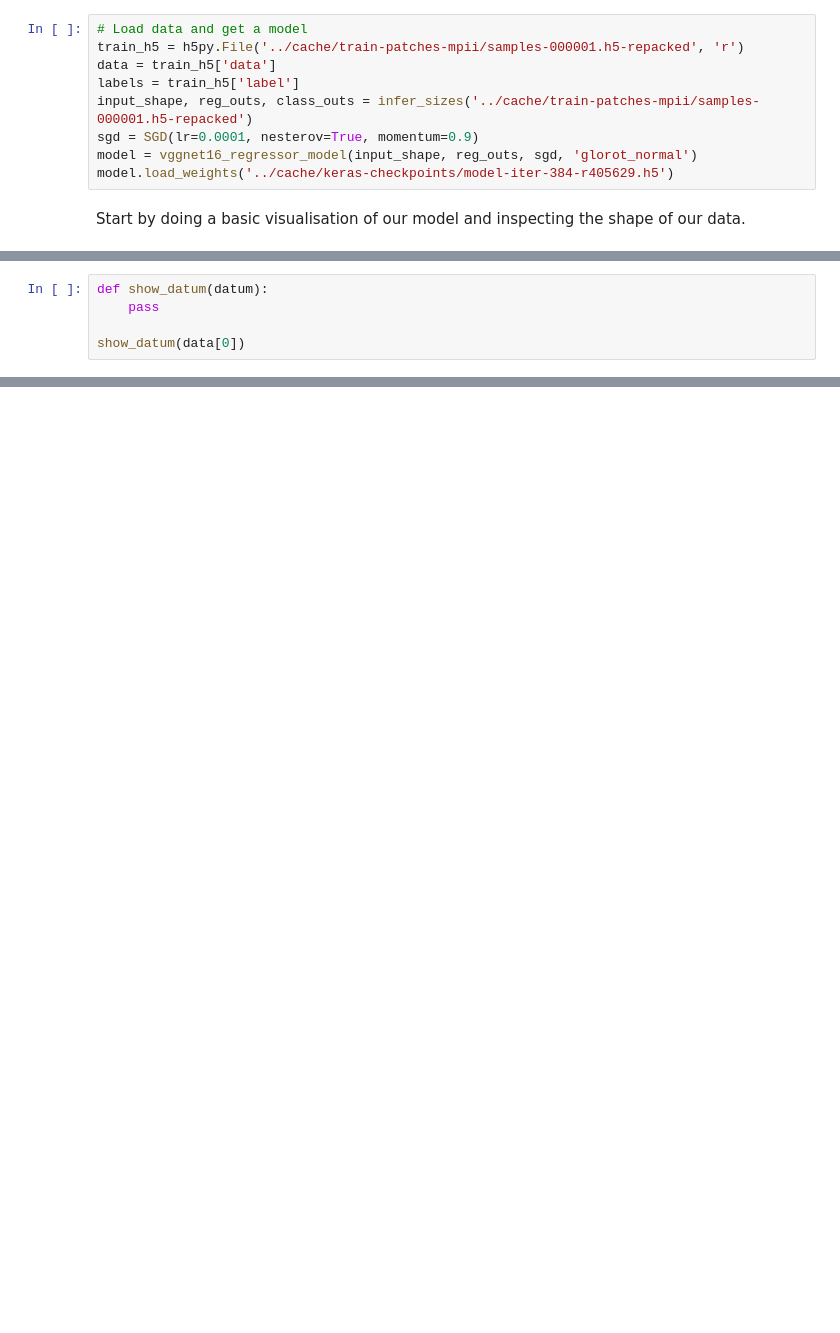
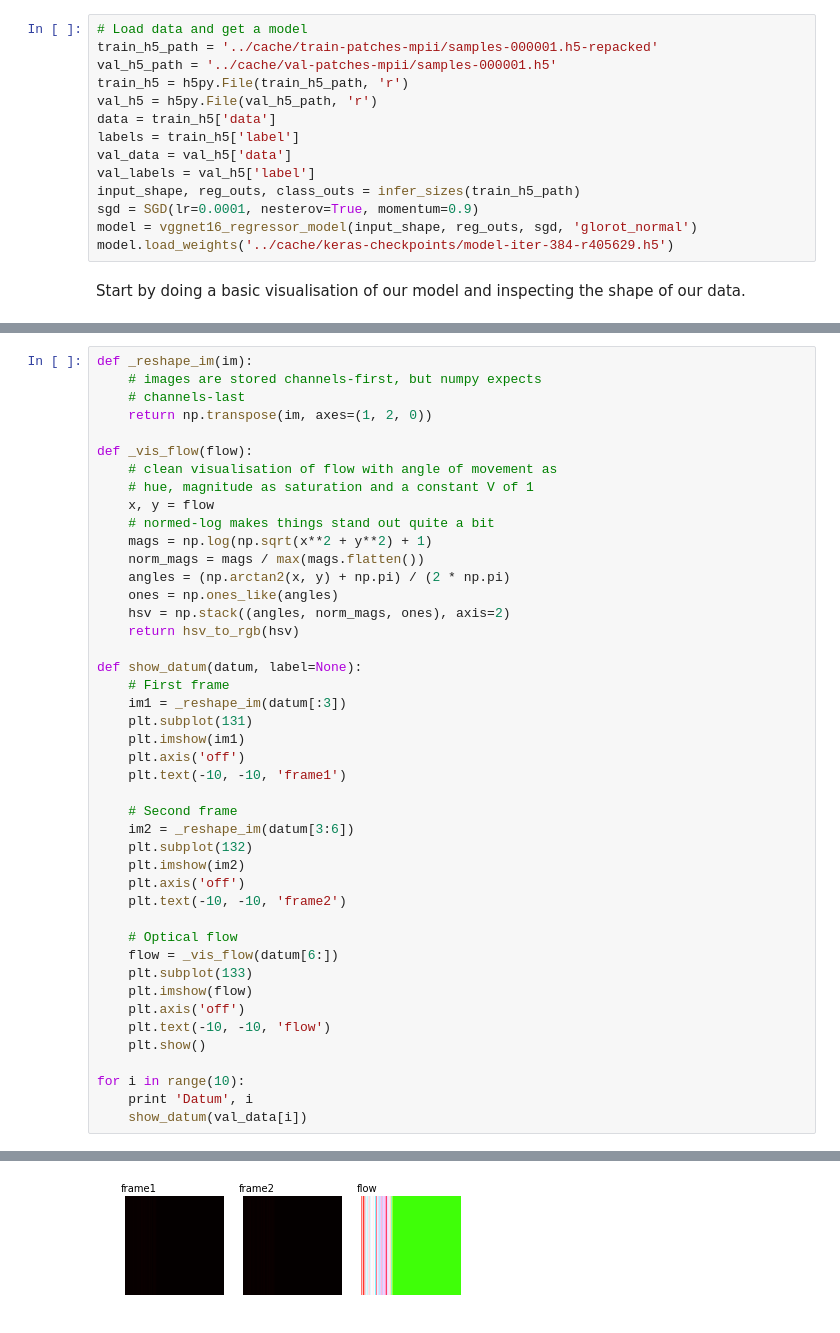
Before and after one commit to qxcv/joint-regressor, a Jupyter notebook: keras/debugging-convnet.ipynb, the cells around one changed output, grey strips where cells are left out. Drawn from its saved outputs; the diff is of its cells as text; blank space fills up the shorter version.

```diff
--- a/keras/debugging-convnet.ipynb
+++ b/keras/debugging-convnet.ipynb
@@ -14,10 +24,15 @@ from models import vggnet16_regressor_model
 Now load up our data H5 and grab some trained weights for our model.
 # %%
 # Load data and get a model
-train_h5 = h5py.File('../cache/train-patches-mpii/samples-000001.h5-repacked', 'r')
+train_h5_path = '../cache/train-patches-mpii/samples-000001.h5-repacked'
+val_h5_path = '../cache/val-patches-mpii/samples-000001.h5'
+train_h5 = h5py.File(train_h5_path, 'r')
+val_h5 = h5py.File(val_h5_path, 'r')
 data = train_h5['data']
 labels = train_h5['label']
-input_shape, reg_outs, class_outs = infer_sizes('../cache/train-patches-mpii/samples-000001.h5-repacked')
+val_data = val_h5['data']
+val_labels = val_h5['label']
+input_shape, reg_outs, class_outs = infer_sizes(train_h5_path)
 sgd = SGD(lr=0.0001, nesterov=True, momentum=0.9)
 model = vggnet16_regressor_model(input_shape, reg_outs, sgd, 'glorot_normal')
 model.load_weights('../cache/keras-checkpoints/model-iter-384-r405629.h5')
@@ -41,5 +63,45 @@ Now write some functions to look at our data and also a few utilities for doing
-# %%
-def show_datum(datum):
-    pass
-
-show_datum(data[0])
+# %%
+def _reshape_im(im):
+    # images are stored channels-first, but numpy expects
+    # channels-last
+    return np.transpose(im, axes=(1, 2, 0))
+
+def _vis_flow(flow):
+    # clean visualisation of flow with angle of movement as
+    # hue, magnitude as saturation and a constant V of 1
+    x, y = flow
+    # normed-log makes things stand out quite a bit
+    mags = np.log(np.sqrt(x**2 + y**2) + 1)
+    norm_mags = mags / max(mags.flatten())
+    angles = (np.arctan2(x, y) + np.pi) / (2 * np.pi)
+    ones = np.ones_like(angles)
+    hsv = np.stack((angles, norm_mags, ones), axis=2)
+    return hsv_to_rgb(hsv)
+
+def show_datum(datum, label=None):
+    # First frame
+    im1 = _reshape_im(datum[:3])
+    plt.subplot(131)
+    plt.imshow(im1)
+    plt.axis('off')
+    plt.text(-10, -10, 'frame1')
+
+    # Second frame
+    im2 = _reshape_im(datum[3:6])
+    plt.subplot(132)
+    plt.imshow(im2)
+    plt.axis('off')
+    plt.text(-10, -10, 'frame2')
+
+    # Optical flow
+    flow = _vis_flow(datum[6:])
+    plt.subplot(133)
+    plt.imshow(flow)
+    plt.axis('off')
+    plt.text(-10, -10, 'flow')
+    plt.show()
+
+for i in range(10):
+    print 'Datum', i
+    show_datum(val_data[i])
+# %% [output]
@@ -45,0 +109 @@ show_datum(data[0])
+[figure, added]
```
Also changed, not shown: parts of 6 cells of this notebook, 1 other file.
